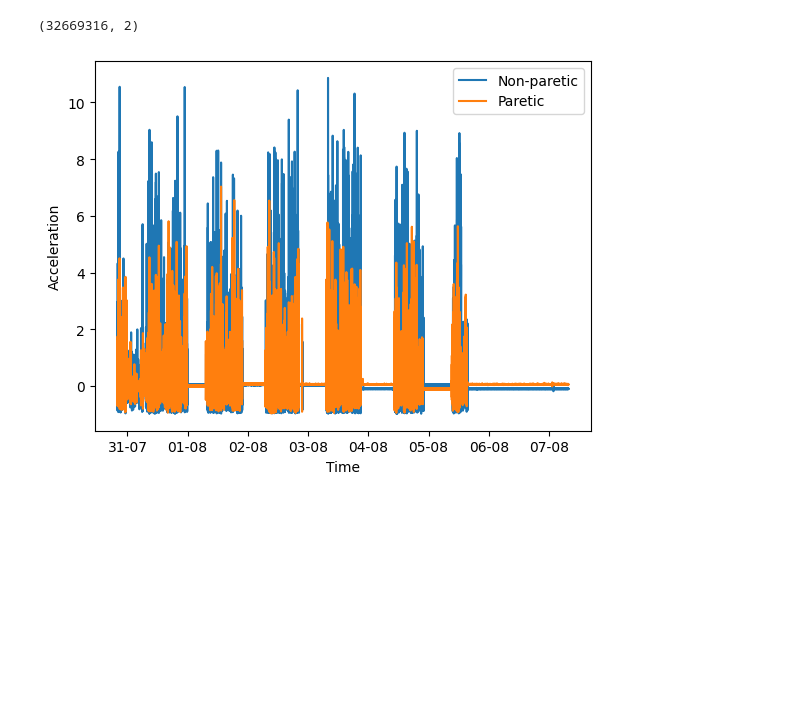
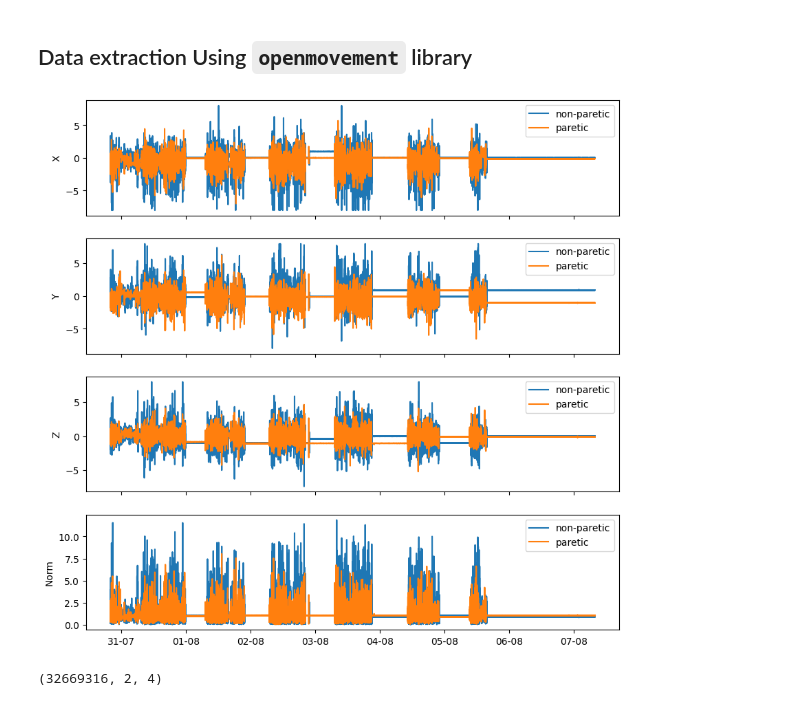
Before and after one commit to victorsouza89/rearm-actimetry-exploring, a Jupyter notebook: easy_clustering.ipynb, the cells around one changed output. Drawn from its saved outputs; the diff is of its cells as text; code cells hidden in the pictures; blank space fills up the shorter version.

```diff
--- a/easy_clustering.ipynb
+++ b/easy_clustering.ipynb
@@ -5,6 +59,8 @@ import pandas as pd
 import datetime
 
 from openmovement.load import CwaData
+# %% [markdown]
+## Data extraction Using `openmovement` library
 # %%
 def extract_data(filename):
     with CwaData(filename, include_gyro=True, include_temperature=True) as cwa_data:
@@ -50,11 +106,8 @@ def extract_patient(pt_number):
 
     # define the time index
     time_index = (non_paretic['time_index'] + paretic['time_index']) / 2
-    # the norms to a single array
-    norms = np.column_stack((non_paretic['space_values'][:, 3], paretic['space_values'][:, 3]))
 
-    # remove gravity
-    norms = norms - 1
+    space_values = np.stack((non_paretic['space_values'], paretic['space_values']), axis=1)
 
-    return norms, time_index
+    return space_values, time_index
 # %%
@@ -62,14 +116,17 @@ norms, time_index = extract_patient("C1P08_20210810_1")
+# %%
+fig, ax = plt.subplots(4, 1, figsize=(10, 10), sharex=True)
+
+for i in range(4):
+    ax[i].plot(pd.to_datetime(time_index, unit='s'), space_values[:, 0, i], label='non-paretic')
+    ax[i].plot(pd.to_datetime(time_index, unit='s'), space_values[:, 1, i], label='paretic')
+    ax[i].set_ylabel(['X', 'Y', 'Z', 'Norm'][i])
+    ax[i].legend(loc='upper right')
+
+plt.gca().xaxis.set_major_formatter(plt.matplotlib.dates.DateFormatter('%d-%m'))
+plt.show()
+# %% [output]
+[figure, added]
 # %%
-norms.shape
+space_values.shape
 # %% [output]
-(32669316, 2)
+(32669316, 2, 4)
-# %%
-# plot the data
-plt.plot(pd.to_datetime(time_index, unit='s'), norms)
-plt.xlabel('Time')
-plt.ylabel('Acceleration')
-plt.gca().xaxis.set_major_formatter(plt.matplotlib.dates.DateFormatter('%d-%m'))
-plt.legend(['Non-paretic', 'Paretic'])
-plt.show()
-# %% [output]
-[figure, removed]
```
Also changed, not shown: parts of 29 cells of this notebook.
